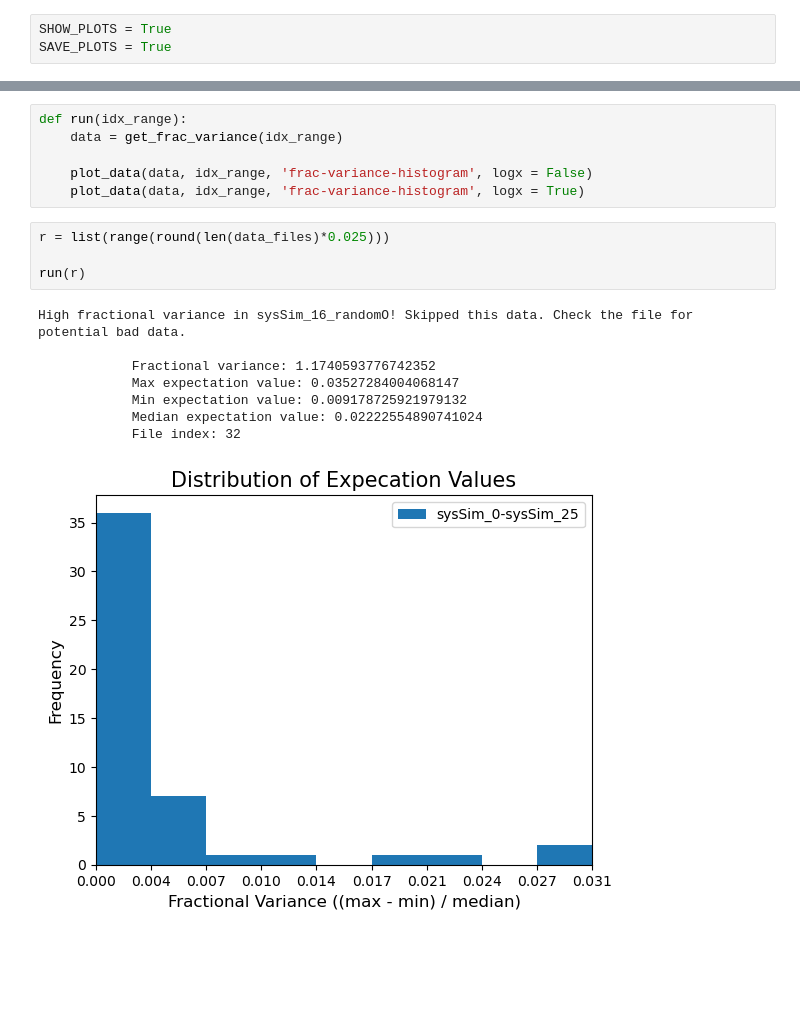
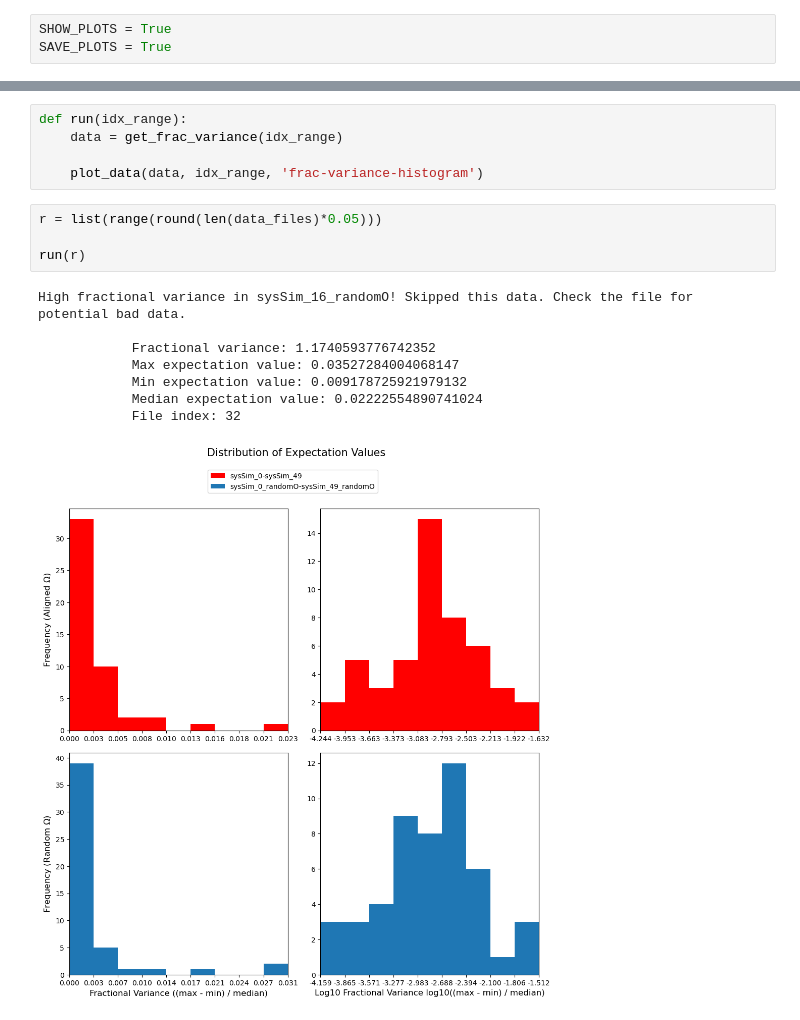
Before and after one commit to NathanielTanglin/Debiasing_Kepler_Data, a Jupyter notebook: src/generate-frac-variation.ipynb, the cells around one changed output, grey strips where cells are left out. Cells and saved outputs as stored; diff of their text form; blank space fills up the shorter version.

Commit message:
Separated random and non-random data, added overplot

```diff
--- a/src/generate-frac-variation.ipynb
+++ b/src/generate-frac-variation.ipynb
@@ -77,18 +126,17 @@ def plot_data(data, idx_range, savename, logx = True):
 def run(idx_range):
     data = get_frac_variance(idx_range)
 
-    plot_data(data, idx_range, 'frac-variance-histogram', logx = False)
-    plot_data(data, idx_range, 'frac-variance-histogram', logx = True)
+    plot_data(data, idx_range, 'frac-variance-histogram')
 # %%
-r = list(range(round(len(data_files)*0.025)))
+r = list(range(round(len(data_files)*0.05)))
 
 run(r)
 # %% [output]
 High fractional variance in sysSim_16_randomO! Skipped this data. Check the file for potential bad data.
 
             Fractional variance: 1.1740593776742352
             Max expectation value: 0.03527284004068147
             Min expectation value: 0.009178725921979132
             Median expectation value: 0.02222554890741024
             File index: 32
-[figure, old version]
+[figure, new version]
```
Also changed, not shown: parts of 2 cells of this notebook, 4 other files.
